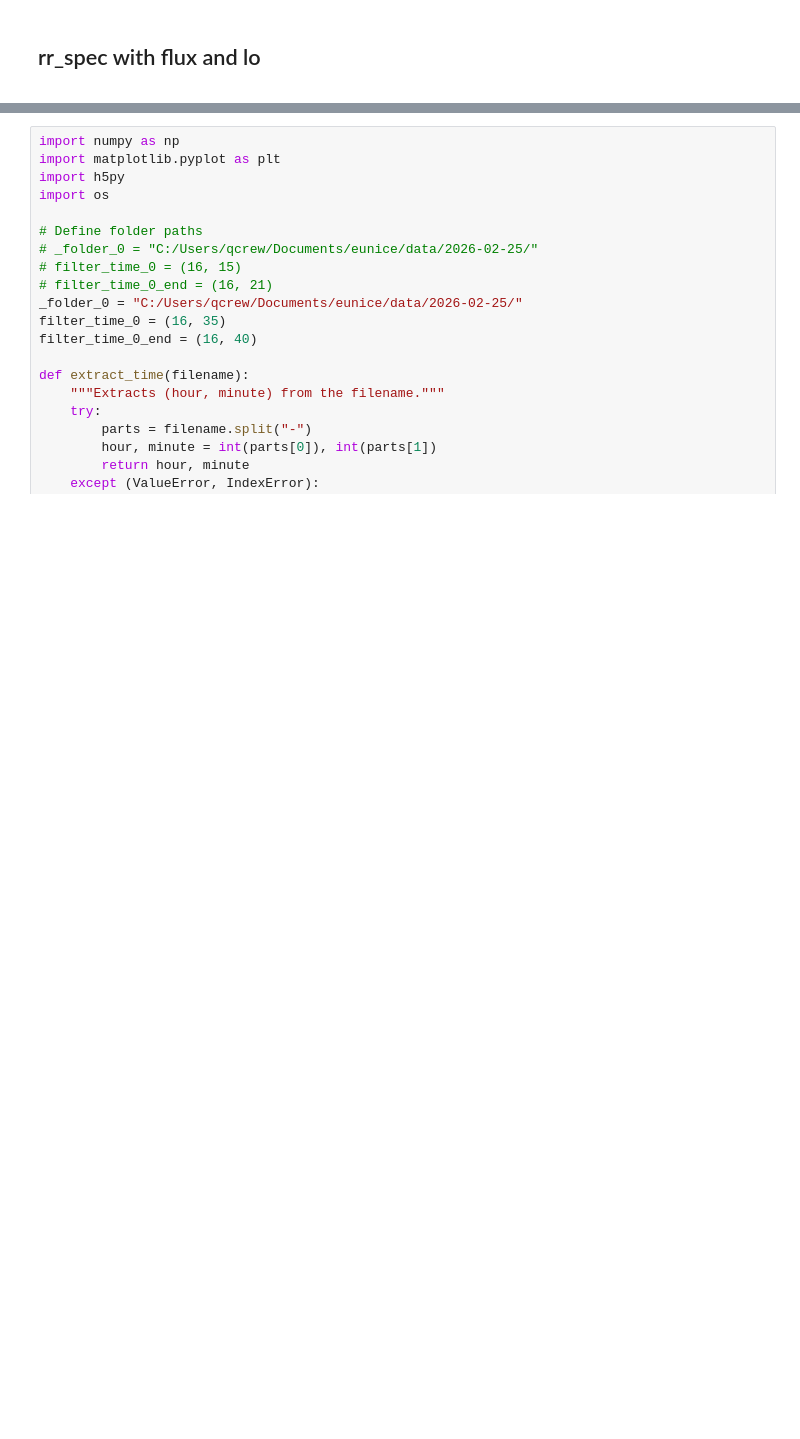
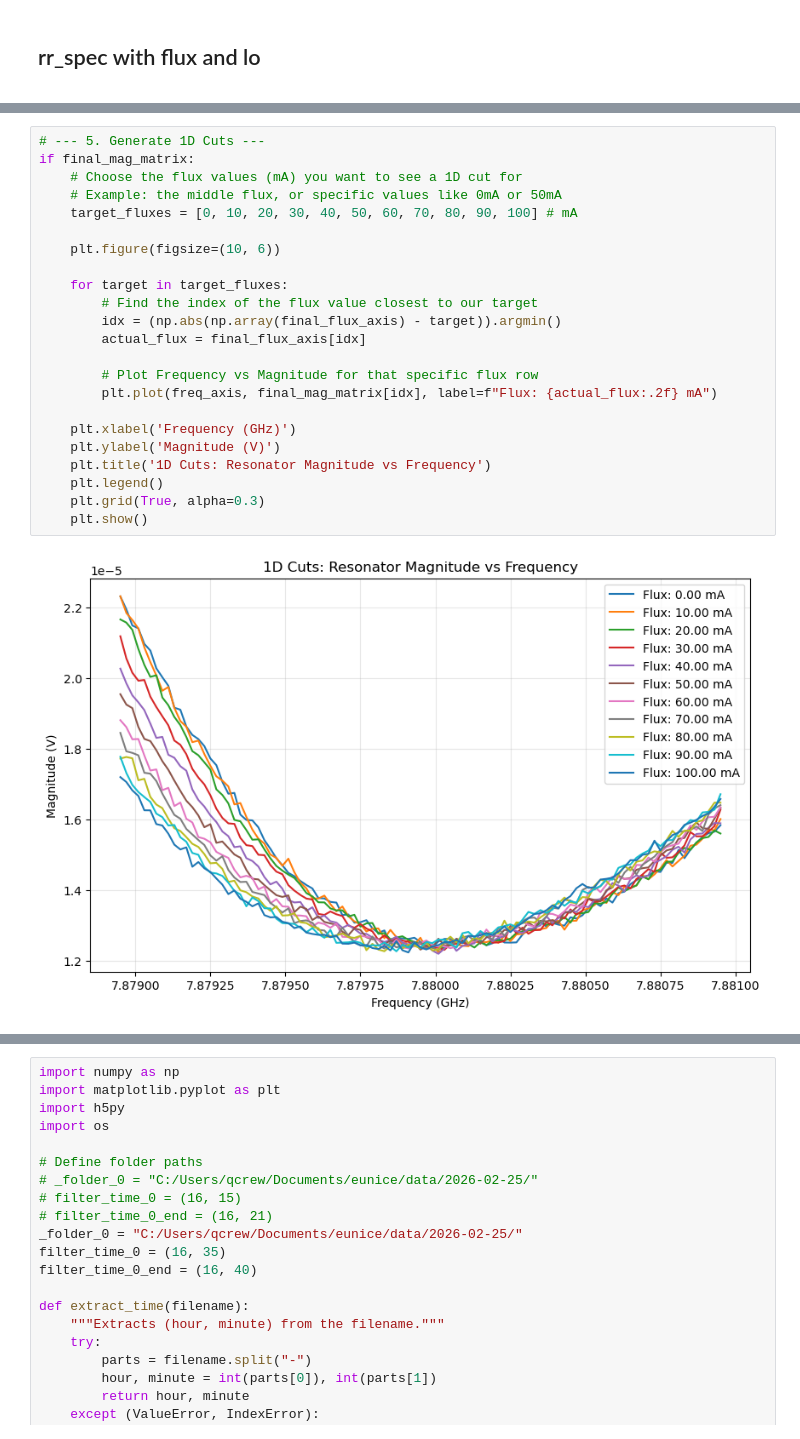
Before and after one commit to spinoandraptos/victoria, a Jupyter notebook: scripts/plot/20250215_plot_rr_versus_flux.ipynb, the cells around one changed output, grey strips where cells are left out. Drawn from its saved outputs; the diff is of its cells as text; blank space fills up the shorter version.

```diff
--- a/scripts/plot/20250215_plot_rr_versus_flux.ipynb
+++ b/scripts/plot/20250215_plot_rr_versus_flux.ipynb
@@ -117,0 +114,25 @@ Processing 71 total files...
+# %%
+# --- 5. Generate 1D Cuts ---
+if final_mag_matrix:
+    # Choose the flux values (mA) you want to see a 1D cut for
+    # Example: the middle flux, or specific values like 0mA or 50mA
+    target_fluxes = [0, 10, 20, 30, 40, 50, 60, 70, 80, 90, 100] # mA
+
+    plt.figure(figsize=(10, 6))
+
+    for target in target_fluxes:
+        # Find the index of the flux value closest to our target
+        idx = (np.abs(np.array(final_flux_axis) - target)).argmin()
+        actual_flux = final_flux_axis[idx]
+
+        # Plot Frequency vs Magnitude for that specific flux row
+        plt.plot(freq_axis, final_mag_matrix[idx], label=f"Flux: {actual_flux:.2f} mA")
+
+    plt.xlabel('Frequency (GHz)')
+    plt.ylabel('Magnitude (V)')
+    plt.title('1D Cuts: Resonator Magnitude vs Frequency')
+    plt.legend()
+    plt.grid(True, alpha=0.3)
+    plt.show()
+# %% [output]
+[figure, added]
```
Also changed, not shown: parts of 6 cells of this notebook, 21 other files.
